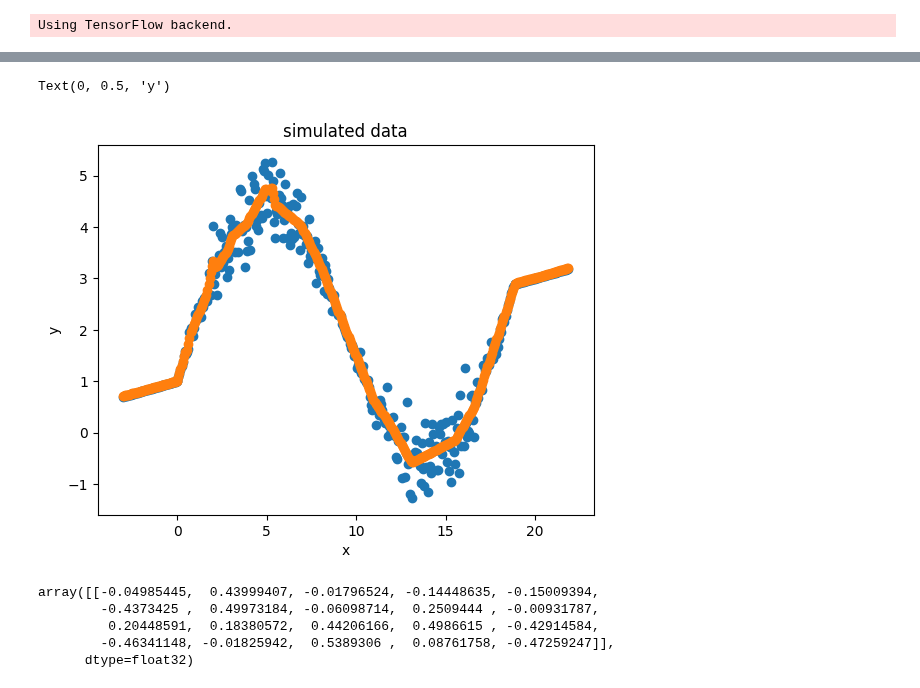
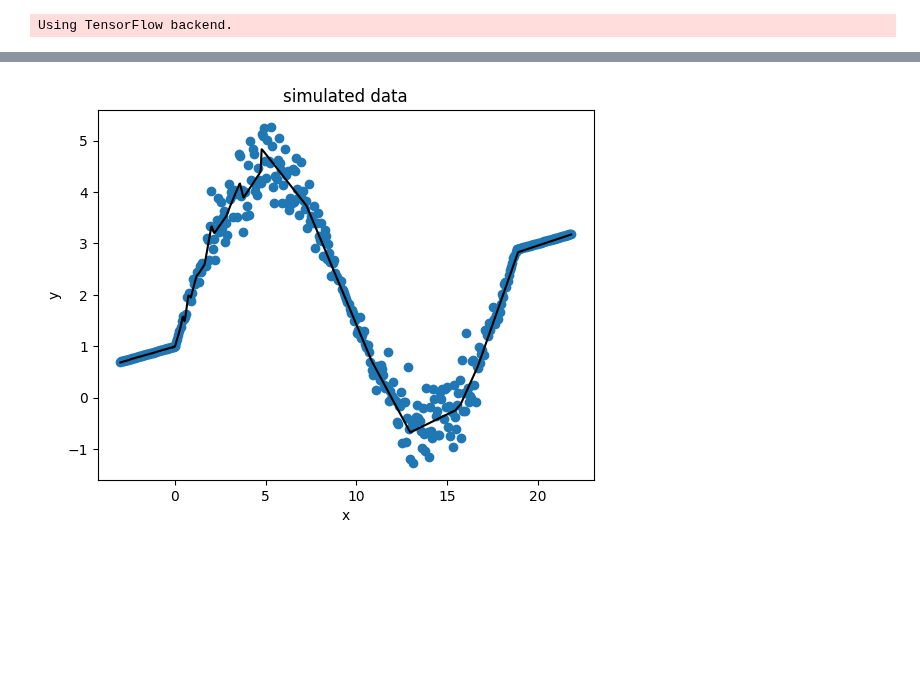
Before and after one commit to tensorchiefs/dl_book, a Jupyter notebook: chapter_04/nb_ch04_03.ipynb, the cells around one changed output, grey strips where cells are left out. Cells and saved outputs as stored; diff of their text form; code cells hidden in the pictures; blank space fills up the shorter version.

```diff
--- a/chapter_04/nb_ch04_03.ipynb
+++ b/chapter_04/nb_ch04_03.ipynb
@@ -138,22 +142,12 @@ model.evaluate(x,y)
 # %%
-plt.scatter(x=x,y=y)
-plt.scatter(x=x,y=model.predict(x))
-
+plt.scatter(x=x,y=y,marker='o')
+plt.plot(np.linspace(-3,3*2*np.pi+3,1000),model.predict(np.linspace(-3,3*2*np.pi+3,1000)),c="black")
 plt.title("simulated data")
 plt.xlabel("x")
 plt.ylabel("y")
+plt.show()
 # %% [output]
-Text(0, 0.5, 'y')
-[figure, old version]
+[figure, new version]
-# %%
-W=model.get_weights()
-W[0]
-# %% [output]
-array([[-0.04985445,  0.43999407, -0.01796524, -0.14448635, -0.15009394,
-        -0.4373425 ,  0.49973184, -0.06098714,  0.2509444 , -0.00931787,
-         0.20448591,  0.18380572,  0.44206166,  0.4986615 , -0.42914584,
-        -0.46341148, -0.01825942,  0.5389306 ,  0.08761758, -0.47259247]],
-      dtype=float32)
 # %%
 tf.reset_default_graph() #Just to be sure to start with an empty graph
 
```
Also changed, not shown: parts of 14 cells of this notebook.
